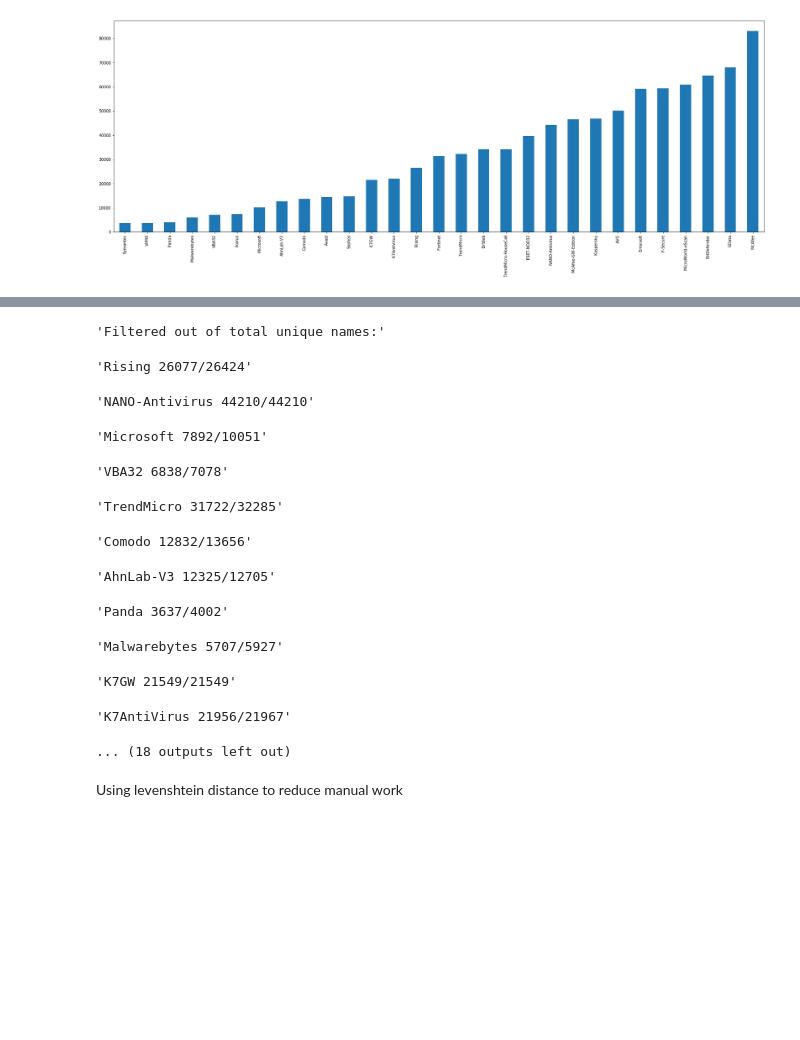
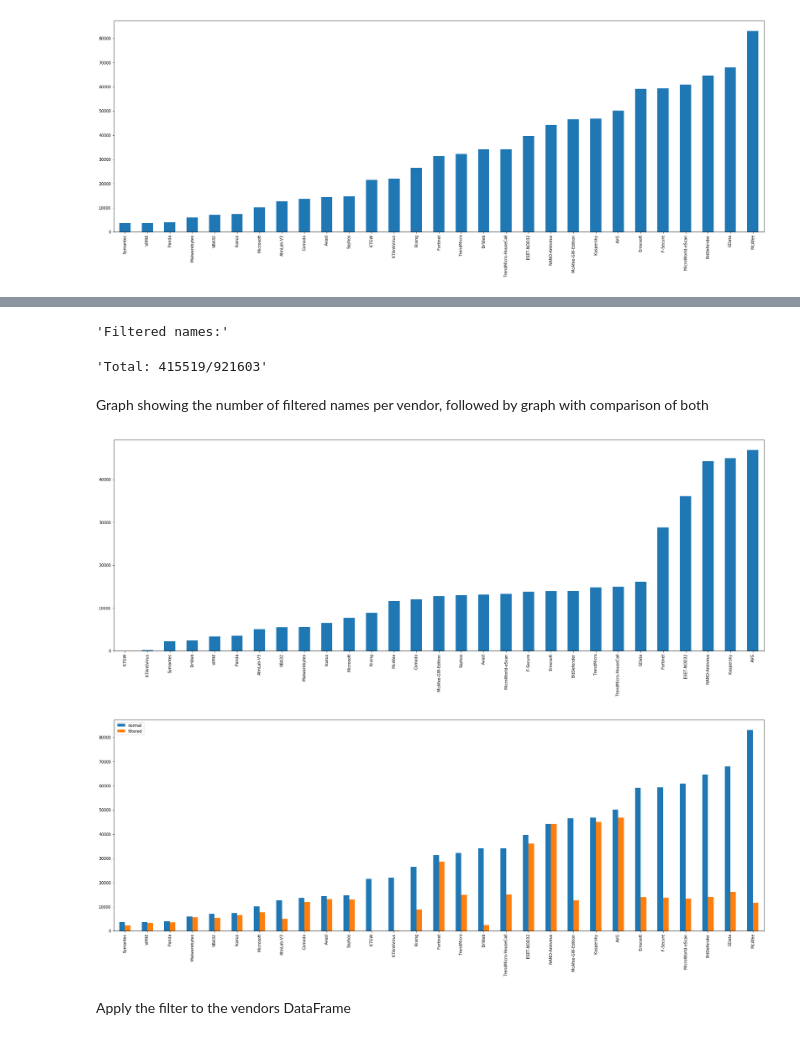
Before and after one commit to joaogodinho/thesis, a Jupyter notebook: 4 - Malware names.ipynb, the cells around one changed output, grey strips where cells are left out. Cells and saved outputs as stored; diff of their text form; code cells hidden in the pictures; blank space fills up the shorter version.

Commit message:
Started matrix creation for names.

```diff
--- a/4 - Malware names.ipynb
+++ b/4 - Malware names.ipynb
@@ -62,5 +66,9 @@ An inicial idea is to remove keywords below a given threshold, < 2 chars long. K
 # %%
 regex = re.compile(r'\W')
+# Remove pairs that contain at least a number
+regex2= re.compile(r'^\S\d|\d\S$')
+# Remove hex values
+regex3= re.compile(r'^[A-Fa-f0-9]{3,}$')
 
 unique_keywords = dict()
 filtered_names = dict()
@@ -71,25 +79,17 @@ for vendor in unique_names.keys():
     for name in unique_names[vendor]:
         name = regex.split(name)
         unique_keywords[vendor] += name
-        name = list(filter(lambda x: len(x) > 1, name))
+        name = list(filter(lambda x: len(x) > 1 and not regex2.search(x) and not regex3.search(x), name))
         filtered_names[vendor].update(['.'.join(name)])
 # %%
-display('Filtered out of total unique names:')
+before = 0
+after = 0
+display('Filtered names:')
 for vendor in filtered_names.keys():
-    display('{} {}/{}'.format(vendor, len(filtered_names[vendor]), len(unique_names[vendor])))
+    before += len(unique_names[vendor])
+    after += len(filtered_names[vendor])
+    # display('{} {}/{}'.format(vendor, len(filtered_names[vendor]), len(unique_names[vendor])))
+display('Total: {}/{}'.format(after, before))
 # %% [output]
-'Filtered out of total unique names:'
+'Filtered names:'
-'Rising 26077/26424'
+'Total: 415519/921603'
-'NANO-Antivirus 44210/44210'
-'Microsoft 7892/10051'
-'VBA32 6838/7078'
-'TrendMicro 31722/32285'
-'Comodo 12832/13656'
-'AhnLab-V3 12325/12705'
-'Panda 3637/4002'
-'Malwarebytes 5707/5927'
-'K7GW 21549/21549'
-'K7AntiVirus 21956/21967'
-... (18 outputs left out)
-# %% [markdown]
-Using levenshtein distance to reduce manual work
@@ -102,0 +96,19 @@ for i in test:
+# %% [markdown]
+Graph showing the number of filtered names per vendor, followed by graph with comparison of both
+# %%
+filtered_count = dict()
+for vendor in filtered_names.keys():
+    filtered_count[vendor] = len(filtered_names[vendor])
+filtered_count = pd.Series(filtered_count)
+filtered_count.sort_values().plot.bar(figsize=((30, 10)))
+
+names_count_df = pd.DataFrame(names_count)
+names_count_df[1] = filtered_count
+names_count_df.columns = ['normal', 'filtered']
+names_count_df.sort_values(by='normal').plot.bar(figsize=((30, 10)))
+plt.show()
+# %% [output]
+[figure, added]
+[figure, added]
+# %% [markdown]
+Apply the filter to the vendors DataFrame
```
Also changed, not shown: parts of 9 cells of this notebook.
